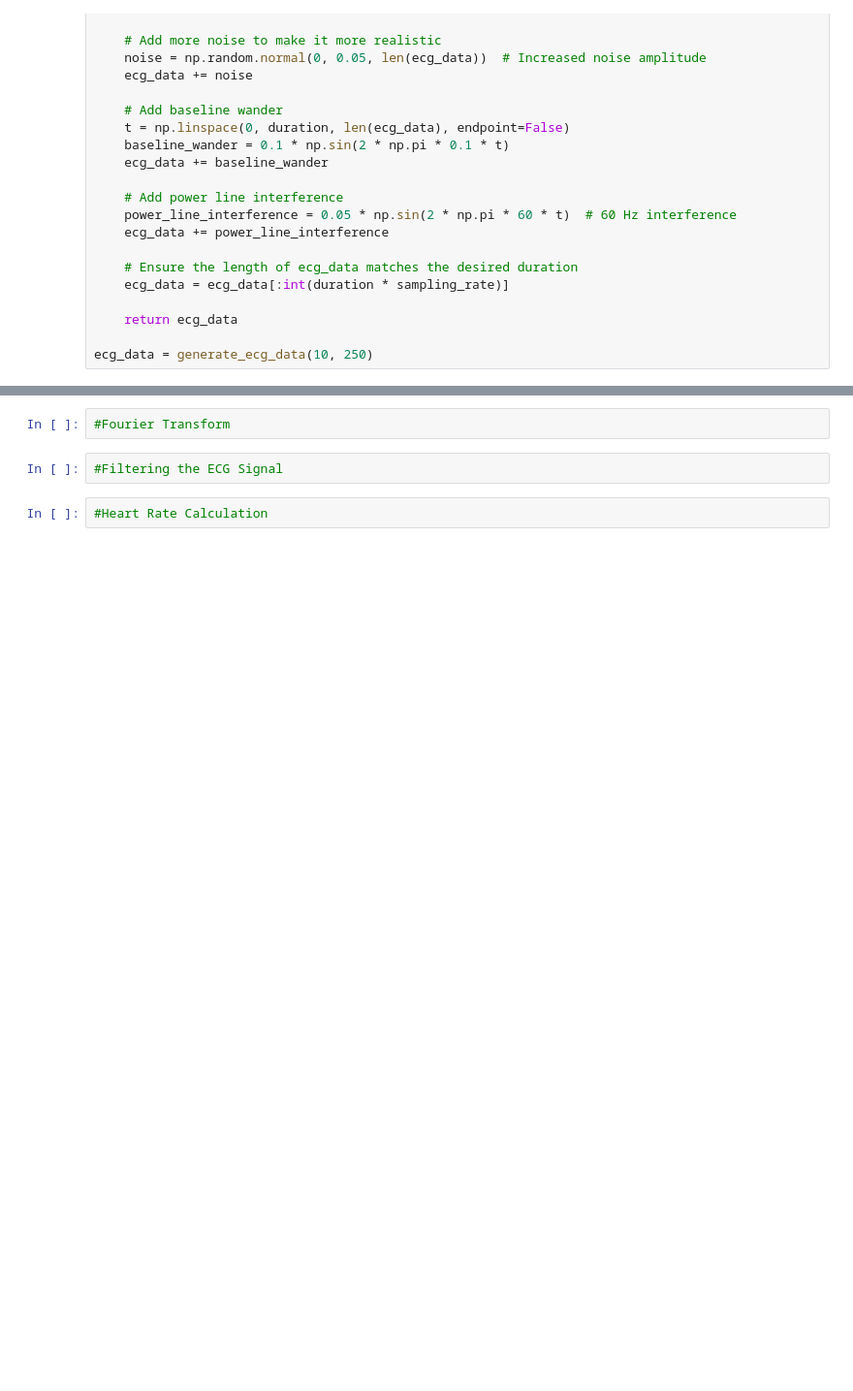
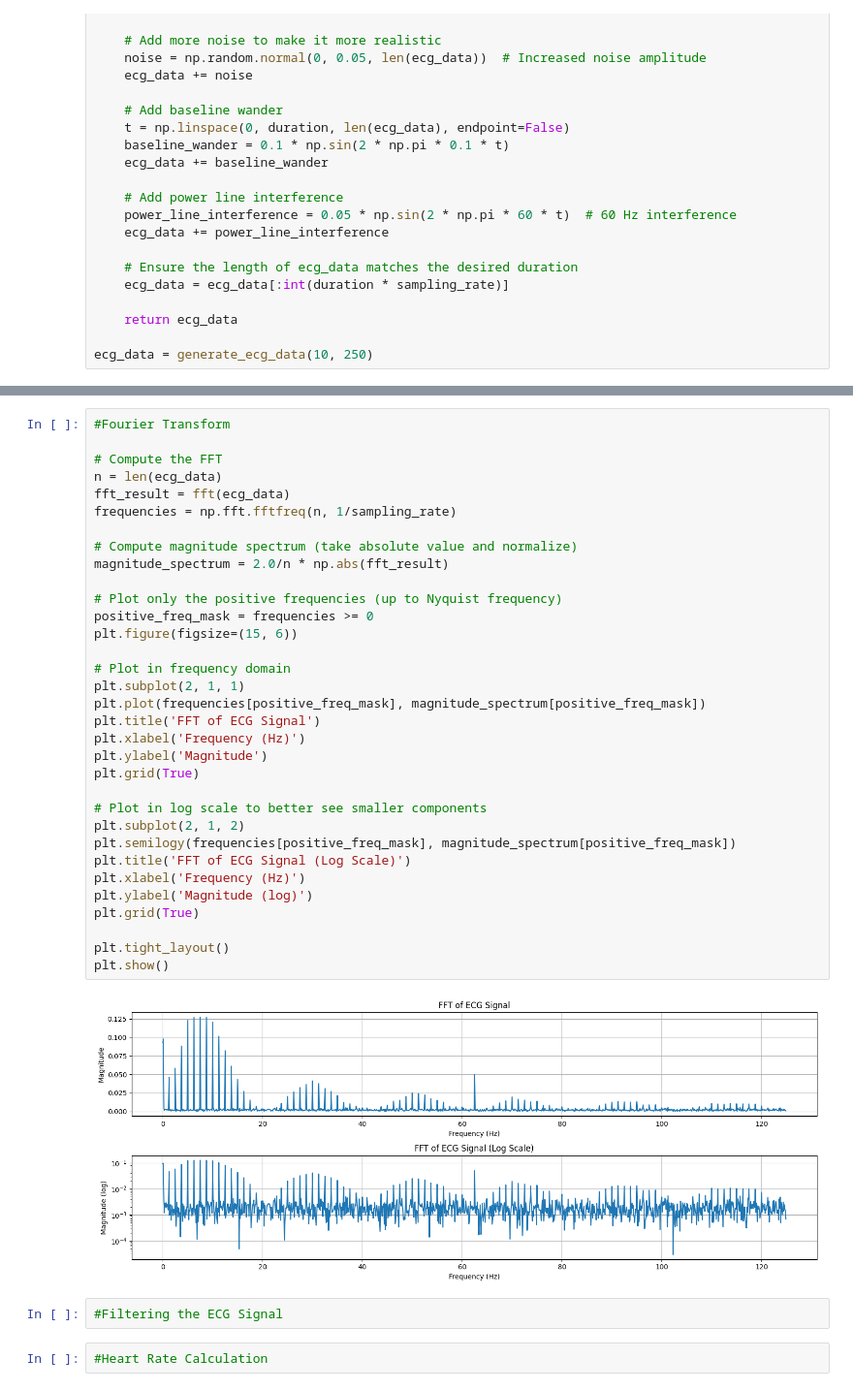
Before and after one commit to Heather-bu/bme3053c, a Jupyter notebook: homework_7.ipynb, the cells around one changed output, grey strips where cells are left out. Shown at 97% size. Cells and saved outputs as stored; diff of their text form; blank space fills up the shorter version.

```diff
--- a/homework_7.ipynb
+++ b/homework_7.ipynb
@@ -121,5 +121,38 @@ plt.show()
-# %%
-#Fourier Transform
+# %%
+#Fourier Transform
+
+# Compute the FFT
+n = len(ecg_data)
+fft_result = fft(ecg_data)
+frequencies = np.fft.fftfreq(n, 1/sampling_rate)
+
+# Compute magnitude spectrum (take absolute value and normalize)
+magnitude_spectrum = 2.0/n * np.abs(fft_result)
+
+# Plot only the positive frequencies (up to Nyquist frequency)
+positive_freq_mask = frequencies >= 0
+plt.figure(figsize=(15, 6))
+
+# Plot in frequency domain
+plt.subplot(2, 1, 1)
+plt.plot(frequencies[positive_freq_mask], magnitude_spectrum[positive_freq_mask])
+plt.title('FFT of ECG Signal')
+plt.xlabel('Frequency (Hz)')
+plt.ylabel('Magnitude')
+plt.grid(True)
+
+# Plot in log scale to better see smaller components
+plt.subplot(2, 1, 2)
+plt.semilogy(frequencies[positive_freq_mask], magnitude_spectrum[positive_freq_mask])
+plt.title('FFT of ECG Signal (Log Scale)')
+plt.xlabel('Frequency (Hz)')
+plt.ylabel('Magnitude (log)')
+plt.grid(True)
+
+plt.tight_layout()
+plt.show()
+# %% [output]
+[figure, added]
 # %%
 #Filtering the ECG Signal
 # %%
```
Also changed, not shown: parts of 1 cell of this notebook.
